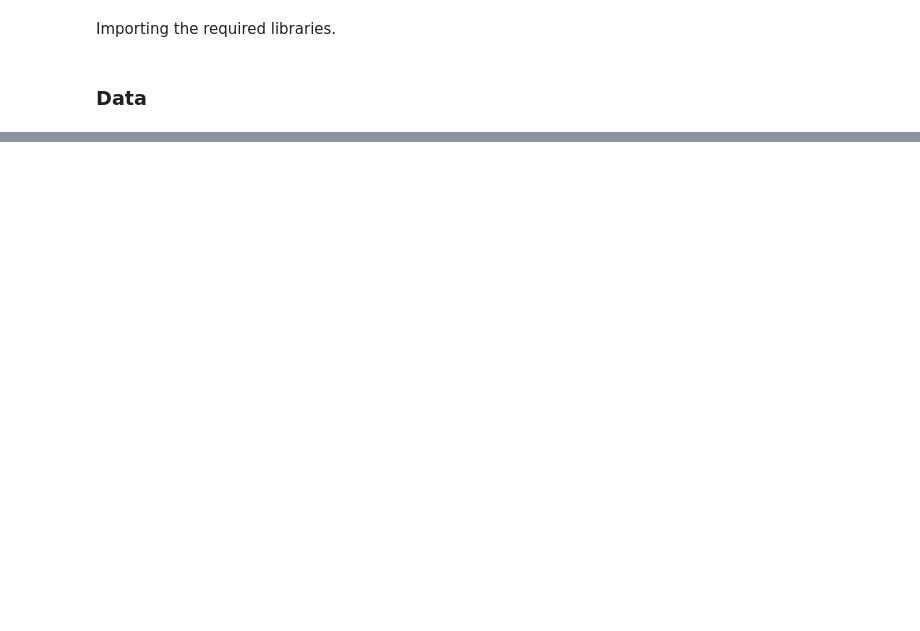
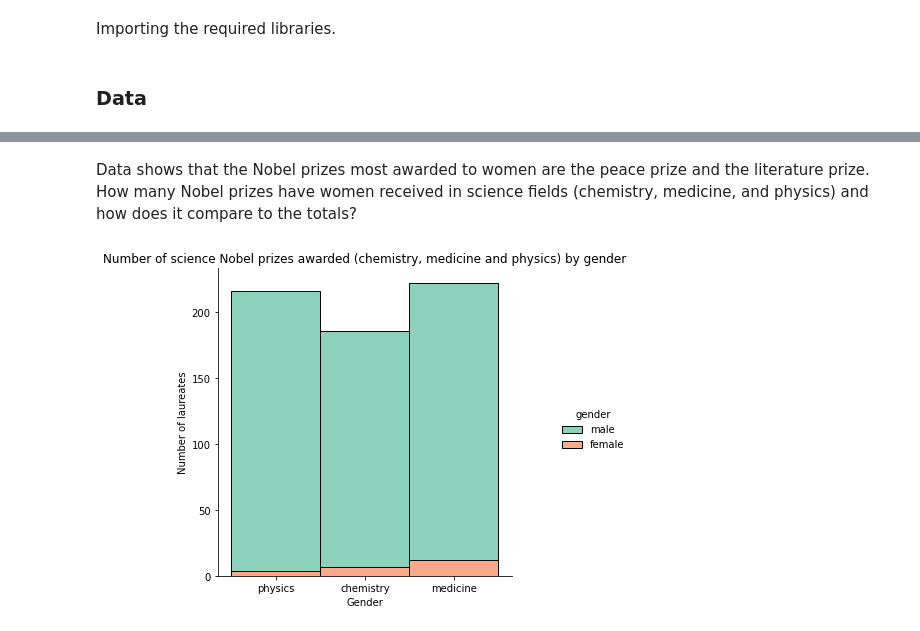
Before and after one commit to tee1e/Nobel-prize-stats, a Jupyter notebook: nobel-prize-data-analysis.ipynb, the cells around one changed output, grey strips where cells are left out. Cells and saved outputs as stored; diff of their text form; code cells hidden in the pictures; blank space fills up the shorter version.

```diff
--- a/nobel-prize-data-analysis.ipynb
+++ b/nobel-prize-data-analysis.ipynb
@@ -24,0 +264,12 @@ nobel_data = pd.read_csv('data/nobel_final.csv')
+# %% [markdown]
+Data shows that the Nobel prizes most awarded to women are the peace prize and the literature prize. How many Nobel prizes have women received in science fields (chemistry, medicine, and physics) and how does it compare to the totals?
+# %%
+science_nobel = nobel_data.loc[(nobel_data["category"] == "chemistry") | (nobel_data["category"] == "medicine") | (nobel_data["category"] == "physics")]
+
+sns.displot(data=science_nobel, x="category", hue="gender", multiple="stack", palette='Set2')
+plt.title("Number of science Nobel prizes awarded (chemistry, medicine and physics) by gender")
+plt.xlabel("Gender")
+plt.ylabel("Number of laureates")
+plt.show()
+# %% [output]
+[figure, added]
```
Also changed, not shown: parts of 81 cells of this notebook, 2 other files.
